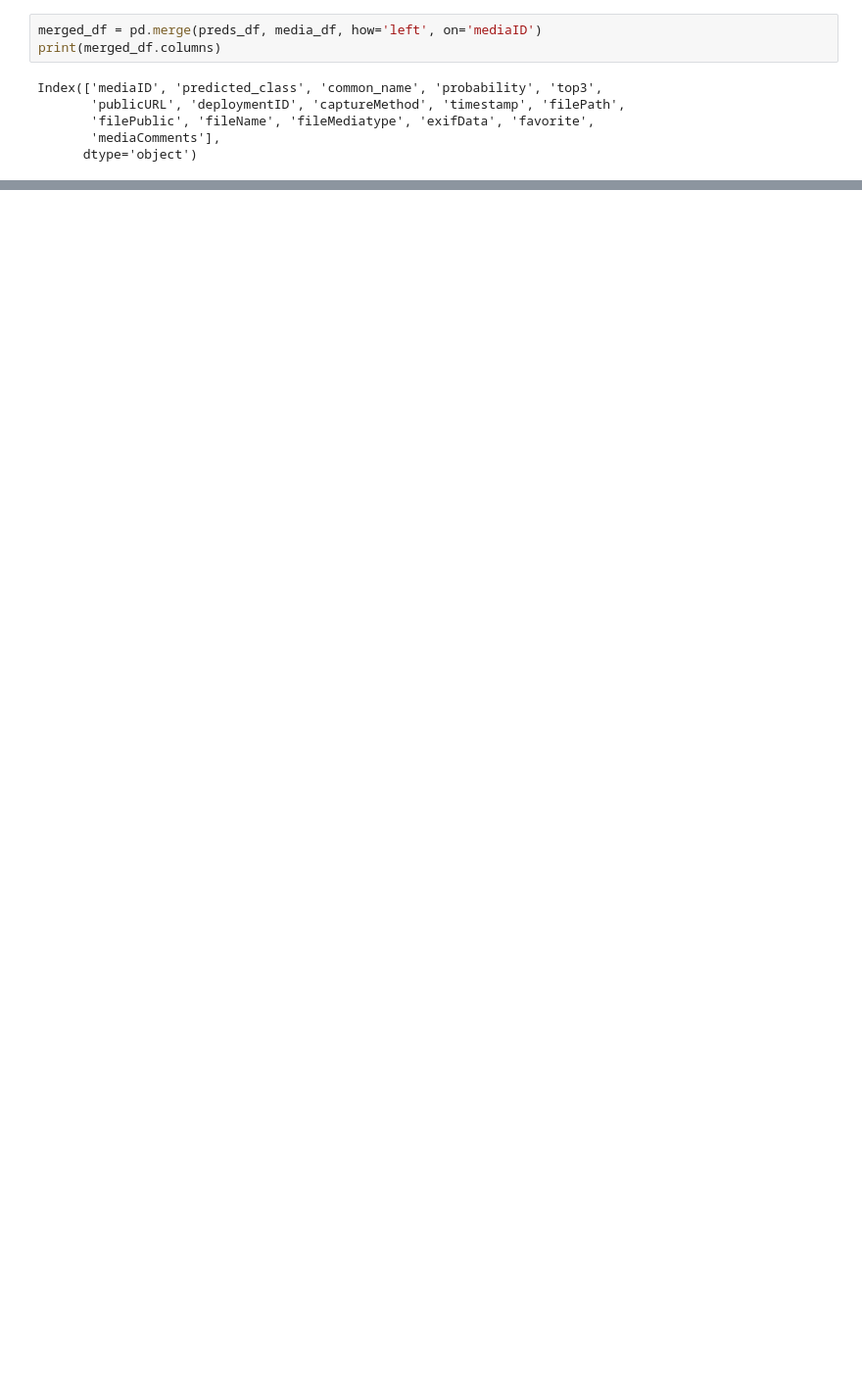
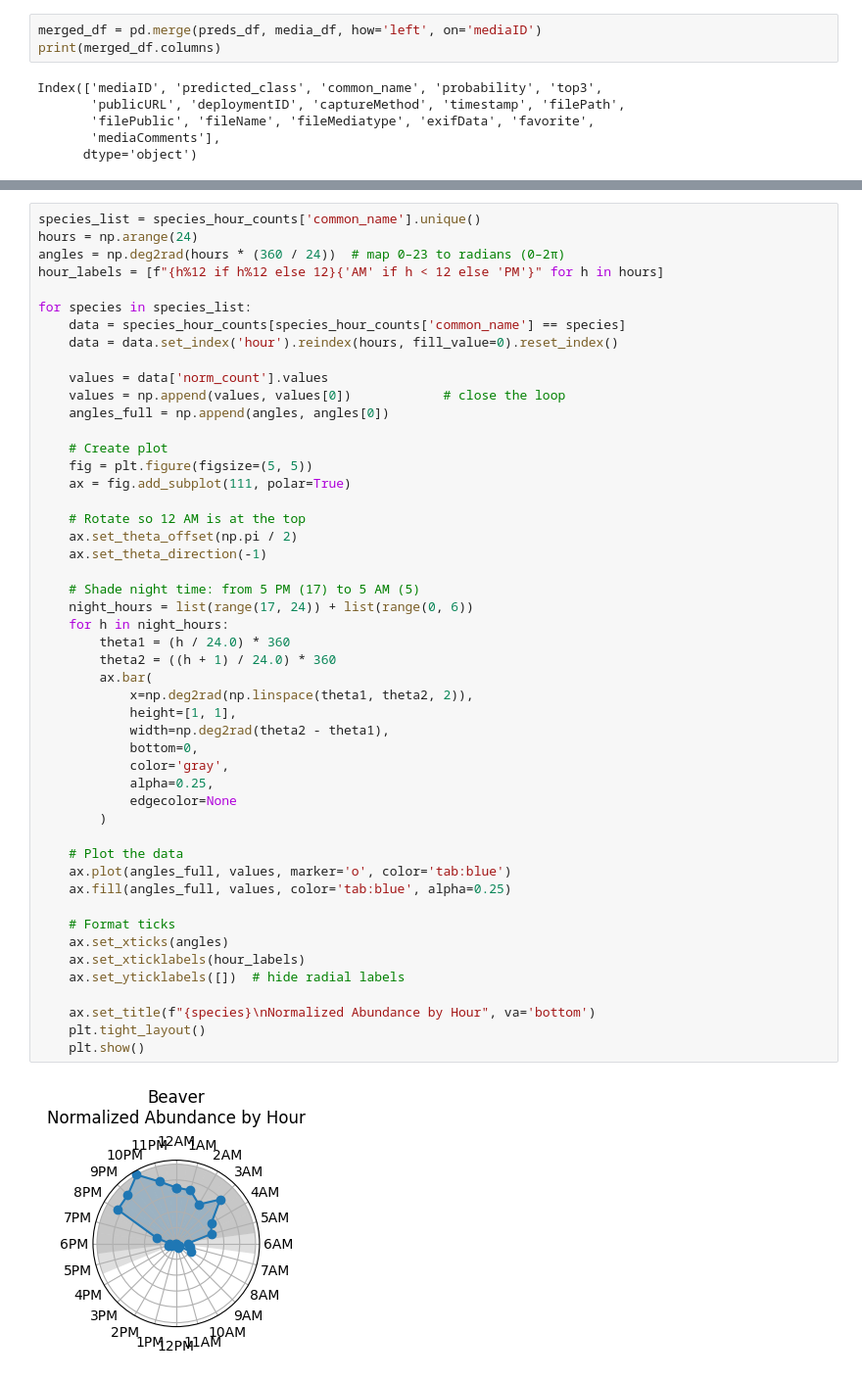
Before and after one commit to morescode-pm/mongo-ur-utils, a Jupyter notebook: ai_results/classifications/media_predictions.ipynb, the cells around one changed output, grey strips where cells are left out. Shown at 98% size. Cells and saved outputs as stored; diff of their text form; blank space fills up the shorter version.

Commit message:
pretty plots by hour

```diff
--- a/ai_results/classifications/media_predictions.ipynb
+++ b/ai_results/classifications/media_predictions.ipynb
@@ -99,0 +111,51 @@ for species in species_list:
+# %%
+species_list = species_hour_counts['common_name'].unique()
+hours = np.arange(24)
+angles = np.deg2rad(hours * (360 / 24))  # map 0–23 to radians (0–2π)
+hour_labels = [f"{h%12 if h%12 else 12}{'AM' if h < 12 else 'PM'}" for h in hours]
+
+for species in species_list:
+    data = species_hour_counts[species_hour_counts['common_name'] == species]
+    data = data.set_index('hour').reindex(hours, fill_value=0).reset_index()
+
+    values = data['norm_count'].values
+    values = np.append(values, values[0])            # close the loop
+    angles_full = np.append(angles, angles[0])
+
+    # Create plot
+    fig = plt.figure(figsize=(5, 5))
+    ax = fig.add_subplot(111, polar=True)
+
+    # Rotate so 12 AM is at the top
+    ax.set_theta_offset(np.pi / 2)
+    ax.set_theta_direction(-1)
+
+    # Shade night time: from 5 PM (17) to 5 AM (5)
+    night_hours = list(range(17, 24)) + list(range(0, 6))
+    for h in night_hours:
+        theta1 = (h / 24.0) * 360
+        theta2 = ((h + 1) / 24.0) * 360
+        ax.bar(
+            x=np.deg2rad(np.linspace(theta1, theta2, 2)),
+            height=[1, 1],
+            width=np.deg2rad(theta2 - theta1),
+            bottom=0,
+            color='gray',
+            alpha=0.25,
+            edgecolor=None
+        )
+
+    # Plot the data
+    ax.plot(angles_full, values, marker='o', color='tab:blue')
+    ax.fill(angles_full, values, color='tab:blue', alpha=0.25)
+
+    # Format ticks
+    ax.set_xticks(angles)
+    ax.set_xticklabels(hour_labels)
+    ax.set_yticklabels([])  # hide radial labels
+
+    ax.set_title(f"{species}\nNormalized Abundance by Hour", va='bottom')
+    plt.tight_layout()
+    plt.show()
+# %% [output]
+[figure, added]
```
Also changed, not shown: parts of 5 cells of this notebook.
